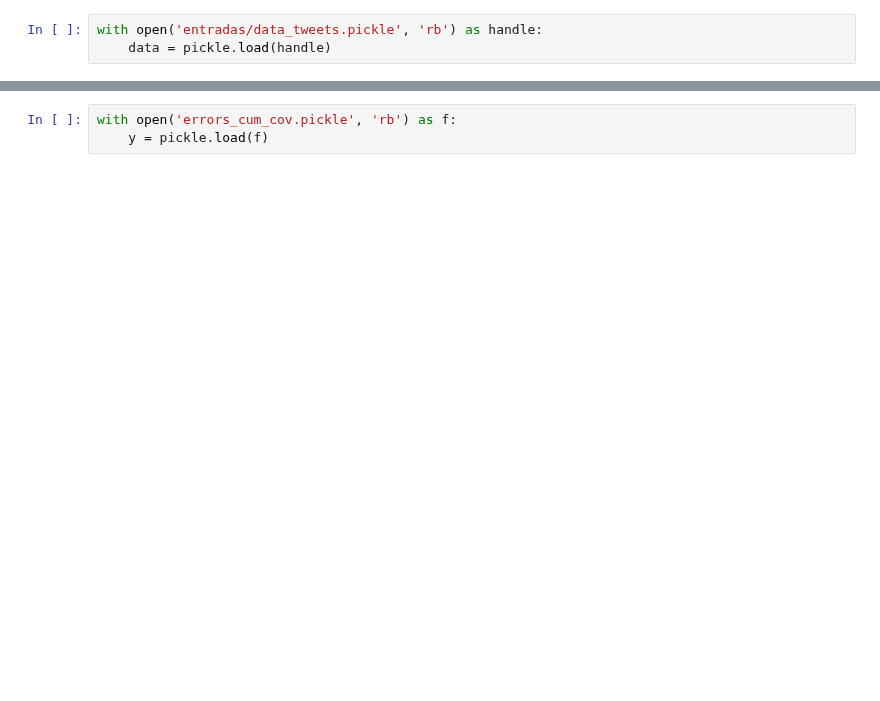
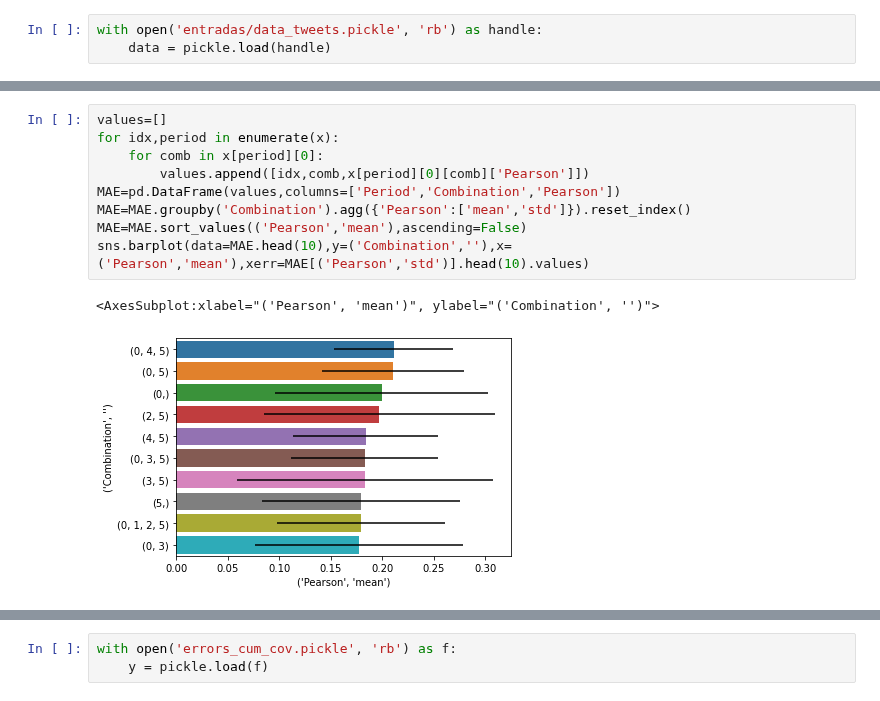
Before and after one commit to jrudascas/security_project, a Jupyter notebook: modelo_percepcion/prueba covariados.ipynb, the cells around one changed output, grey strips where cells are left out. Cells and saved outputs as stored; diff of their text form; blank space fills up the shorter version.

```diff
--- a/modelo_percepcion/prueba covariados.ipynb
+++ b/modelo_percepcion/prueba covariados.ipynb
@@ -86,0 +185,12 @@ with open('errors_cov.pickle', 'rb') as f:
+# %%
+values=[]
+for idx,period in enumerate(x):
+    for comb in x[period][0]:
+        values.append([idx,comb,x[period][0][comb]['Pearson']])
+MAE=pd.DataFrame(values,columns=['Period','Combination','Pearson'])
+MAE=MAE.groupby('Combination').agg({'Pearson':['mean','std']}).reset_index()
+MAE=MAE.sort_values(('Pearson','mean'),ascending=False)
+sns.barplot(data=MAE.head(10),y=('Combination',''),x=('Pearson','mean'),xerr=MAE[('Pearson','std')].head(10).values)
+# %% [output]
+<AxesSubplot:xlabel="('Pearson', 'mean')", ylabel="('Combination', '')">
+[figure, added]
```
Also changed, not shown: parts of 24 cells of this notebook, 19 other files.
